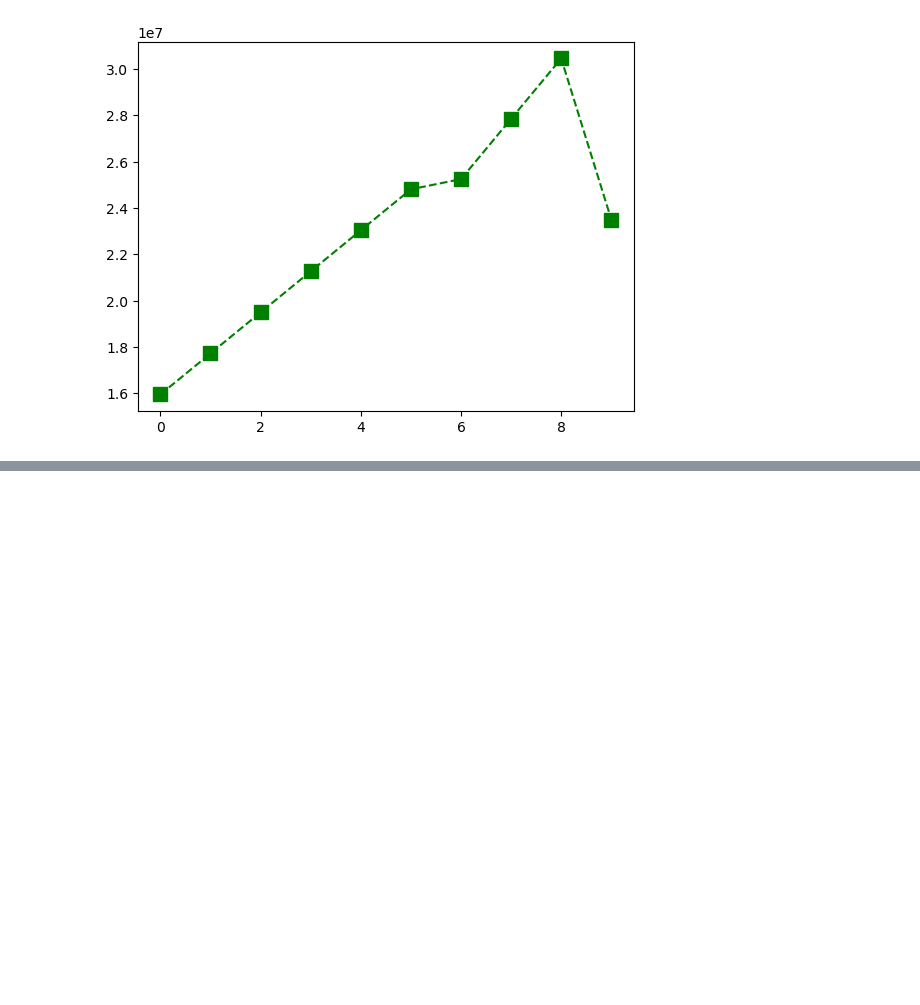
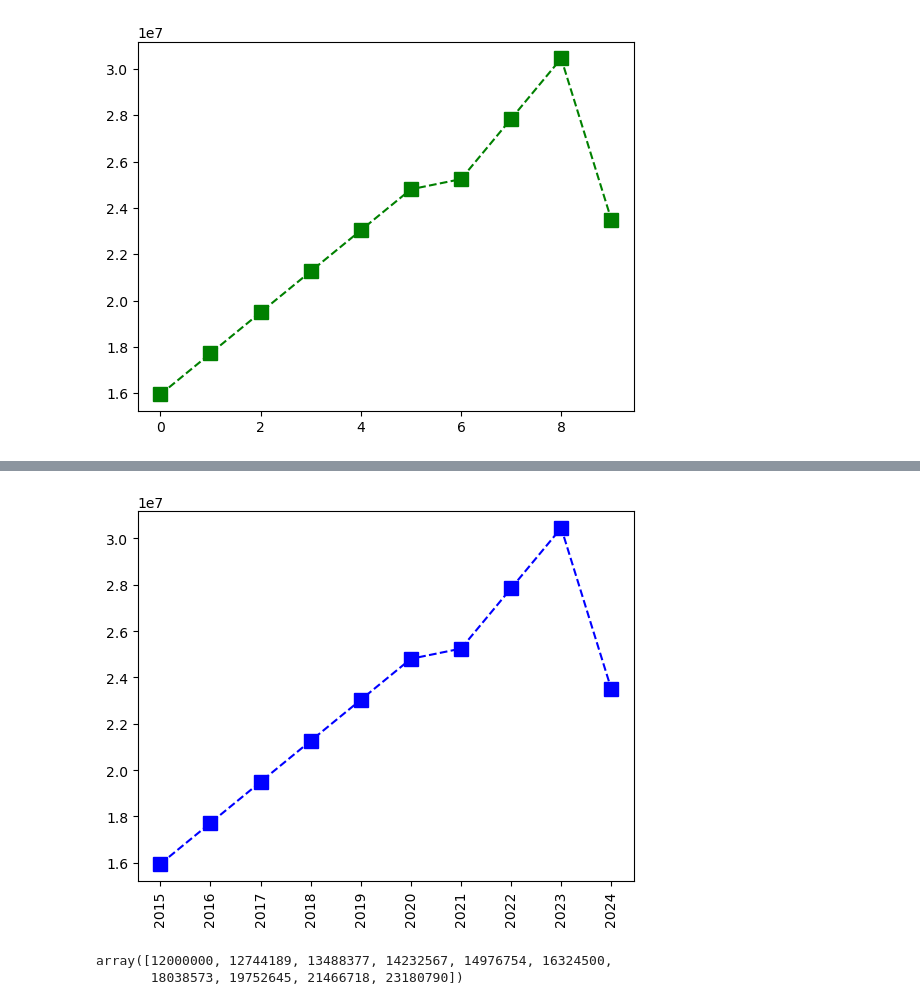
Before and after one commit to AdhirajMali/IPL-data-analysis, a Jupyter notebook: IPL data analysis.ipynb, the cells around one changed output, grey strips where cells are left out. Saved outputs shown, nothing was run; the diff lists cells and outputs as text; code cells hidden in the pictures; blank space fills up the shorter version.

```diff
--- a/IPL data analysis.ipynb
+++ b/IPL data analysis.ipynb
@@ -247,0 +280,11 @@ plt.plot(Salary[0], ls ='--', color='green', marker='s', ms='10') # edit marker
+# %%
+plt.plot(Salary[0], ls ='--', c='blue', marker='s', ms='10')
+plt.xticks(list(range(0,10)), Seasons, rotation= 'vertical') # rotate x axis ticks vertically
+plt.show()
+# %% [output]
+[figure, added]
+# %%
+Salary[1]
+# %% [output]
+array([12000000, 12744189, 13488377, 14232567, 14976754, 16324500,
+       18038573, 19752645, 21466718, 23180790])
```
Also changed, not shown: parts of 12 cells of this notebook.
